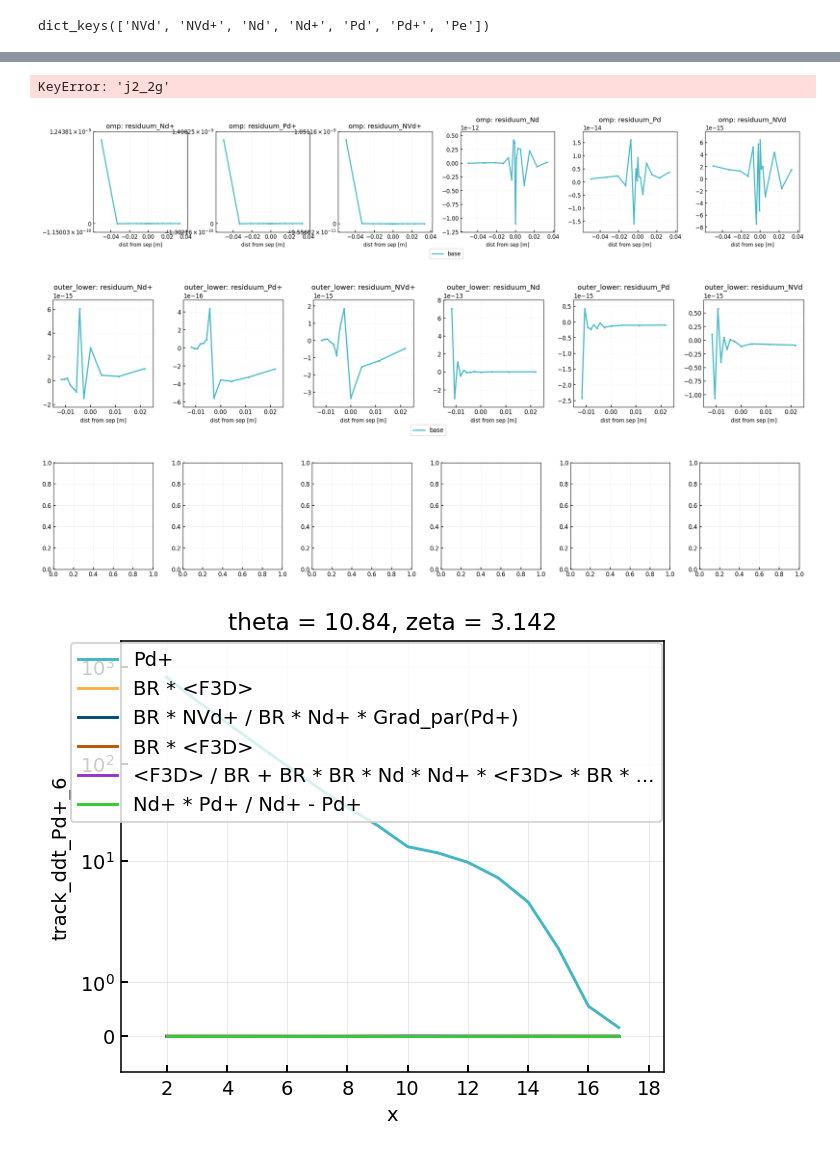
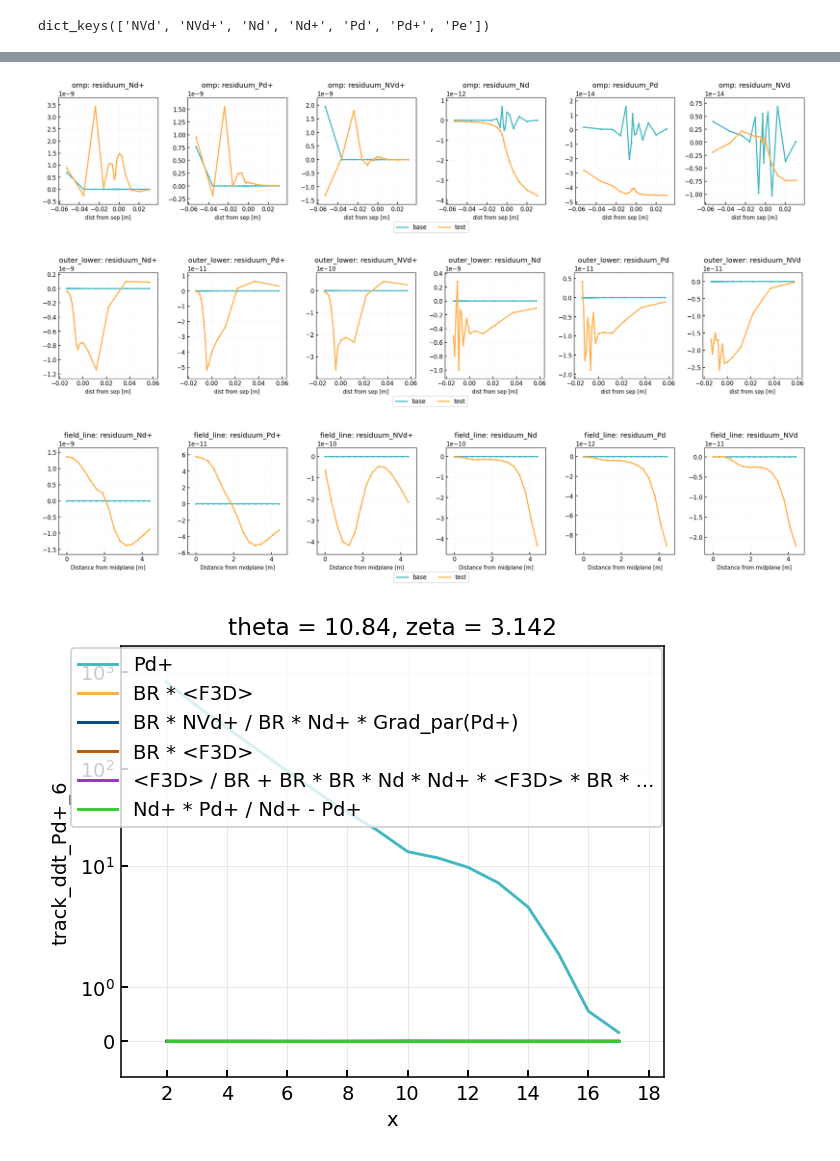
Before and after one commit to mikekryjak/notebooks, a Jupyter notebook: 131/131-2024-07-22 - PVODE debugging.ipynb, the cells around one changed output, grey strips where cells are left out. Saved outputs shown, nothing was run; the diff lists cells and outputs as text; code cells hidden in the pictures.

```diff
--- a/131/131-2024-07-22 - PVODE debugging.ipynb
+++ b/131/131-2024-07-22 - PVODE debugging.ipynb
@@ -161,0 +229,21 @@ dict_keys(['NVd', 'NVd+', 'Nd', 'Nd+', 'Pd', 'Pd+', 'Pe'])
+# %%
+for case in cs:
+    ds = cs[case].ds
+    # ds = debug[case]
+    sel = {"x" : slice(2,-2)}
+
+    vmax = 1
+    vmin = 1e-7
+
+    plot2d(
+        [
+            dict(data = abs(ds["track_ddt_Nd_1"]), title = "Par advection", vmin = vmin, vmax = vmax),
+            dict(data = abs(ds["track_ddt_Nd_2"]), title = "Perp advection", vmin = vmin, vmax = vmax),
+            dict(data = abs(ds["track_ddt_Nd_3"]), title = "Sources", vmin = vmin, vmax = vmax),
+            ],
+            ylim = (-0.85, 0.1),
+            title = f"Residuals: {case}",
+            clean_guards = False,
+            separatrix = False,
+            w_pad = -4,
+            cmap = "Spectral_r")
@@ -204,21 +324,23 @@ plot2d(
 # %%
 toplot = {}
 
-toplot["base"] = ds.isel(x = slice(2,-2))
+for case in cs:
+    toplot[case] = cs[case].ds
+
 
 lineplot(
     toplot,
     clean_guards = False,
     logscale = True,
     params = ["residuum_Nd+", "residuum_Pd+", "residuum_NVd+", "residuum_Nd", "residuum_Pd", "residuum_NVd"],
     # params = ["Nd", "Dnnd"],
     regions = ["omp", "outer_lower", "field_line"],
+    # regions = ["field_line"]
 )
 # %% [output]
-KeyError: 'j2_2g'
-[figure, old version]
+[figure, new version]
-[figure, old version]
+[figure, new version]
-[figure, old version]
+[figure, new version]
 # %%
 plt.figure()
 k0 = "Pd+"
```
Also changed, not shown: parts of 18 cells of this notebook.
